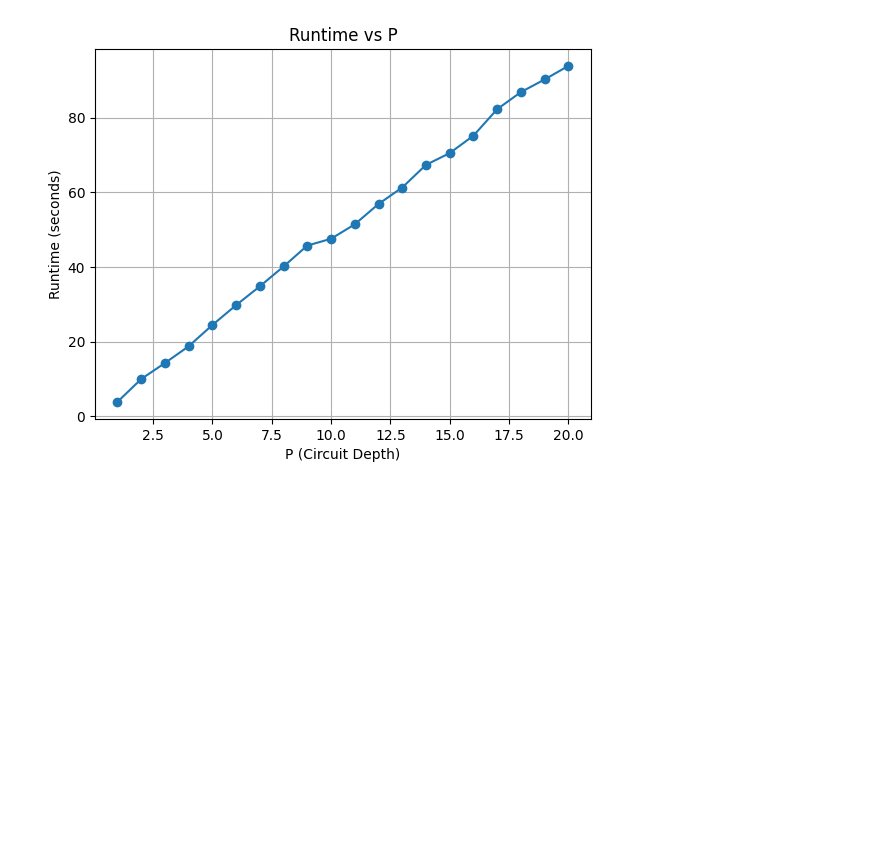
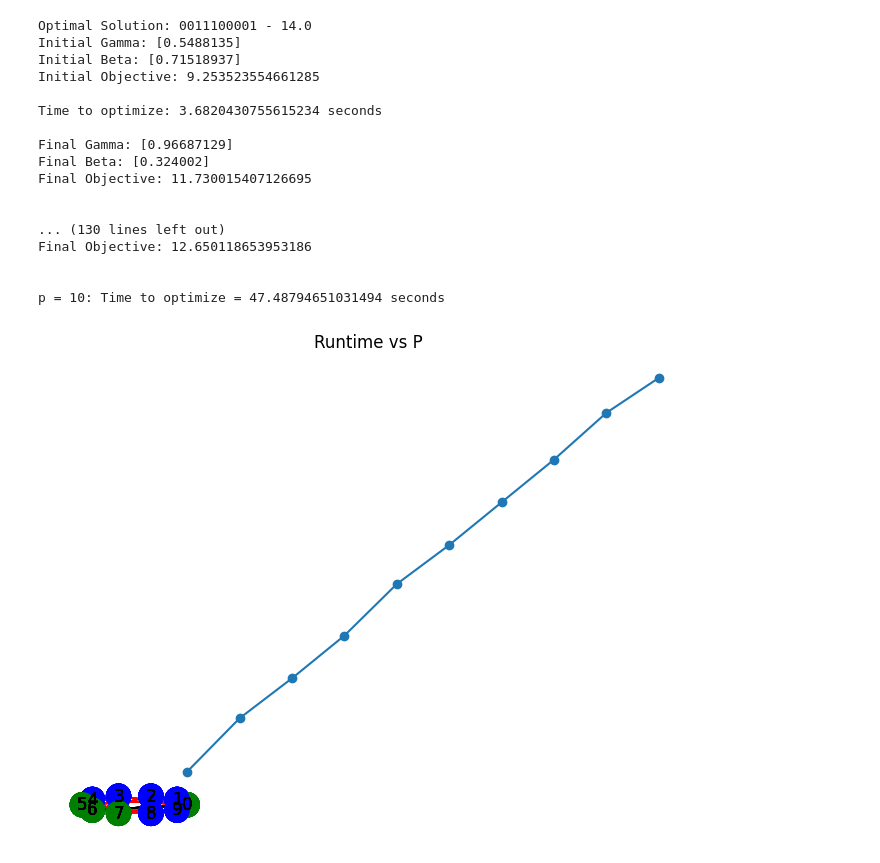
Before and after one commit to jpmorganchase/QOKit, a Jupyter notebook: grips/QAOA_P_vs_Runtime.ipynb, the cells around one changed output. Drawn from its saved outputs; the diff is of its cells as text; code cells hidden in the pictures; blank space fills up the shorter version.

Commit message:
Updated graphs output

```diff
--- a/grips/QAOA_P_vs_Runtime.ipynb
+++ b/grips/QAOA_P_vs_Runtime.ipynb
@@ -19,10 +19,10 @@ def compute_graph_colors(G: nx.Graph, solution_index: int) -> tuple[list[str], l
 
 def print_result(N: int, terms: TermsType, gamma: np.ndarray, beta: np.ndarray, adjective: str = "") -> None:
     p = len(gamma)
-    # print(f"{adjective}Gamma: {gamma}")
-    # print(f"{adjective}Beta: {beta}")
-    # print(f"{adjective}Objective: {-inv_max_cut_objective(N, p, terms)(np.hstack([gamma, beta]))}")
-    # print()
+    print(f"{adjective}Gamma: {gamma}")
+    print(f"{adjective}Beta: {beta}")
+    print(f"{adjective}Objective: {-inv_max_cut_objective(N, p, terms)(np.hstack([gamma, beta]))}")
+    print()
 
 
 def evaluate_cut(G: nx.Graph, bool_verts: list[bool]) -> int:
@@ -51,11 +51,11 @@ def print_probabilities(
             cut_count = evaluate_cut(G, contained_verts)
             cost_str = f" ({cut_count})"
 
-        # if not only_likely:
-        #     print(f"{int(index):0{N}b}{cost_str} - {prob}{likely_str}")
-        # else:
-        #     if prob > threshold:
-        #         print(f"{int(index):0{N}b}{cost_str} - {prob}")
+        if not only_likely:
+            print(f"{int(index):0{N}b}{cost_str} - {prob}{likely_str}")
+        else:
+            if prob > threshold:
+                print(f"{int(index):0{N}b}{cost_str} - {prob}")
 
 
 def print_state_vector(G: nx.Graph, terms: TermsType, gamma: np.ndarray, beta: np.ndarray, include_cost: bool = True) -> None:
@@ -70,7 +70,7 @@ def print_state_vector(G: nx.Graph, terms: TermsType, gamma: np.ndarray, beta: n
             cut_count = evaluate_cut(G, contained_verts)
             cost_str = f" ({cut_count})"
 
-        # print(f"{int(index):0{N}b}{cost_str} - {amplitude}")
+        print(f"{int(index):0{N}b}{cost_str} - {amplitude}")
 
 
 def plot_expectation(expectations: list[float], N: int, p: int, start_time: float) -> None:
@@ -78,12 +78,12 @@ def plot_expectation(expectations: list[float], N: int, p: int, start_time: floa
         time, expectation = input
         return (time - start_time, expectation)
 
-    time_relative_expectations = list(map(make_time_relative, expectations))
+    # time_relative_expectations = list(map(make_time_relative, expectations))
     # plt.scatter(*zip(*time_relative_expectations))
-    # plt.title(f"MaxCut (N = {N}, p = {p})")
-    # plt.xlabel("Time (seconds)")
-    # plt.ylabel("QAOA Expectation")
-    # plt.show()
+    plt.title(f"MaxCut (N = {N}, p = {p})")
+    plt.xlabel("Time (seconds)")
+    plt.ylabel("QAOA Expectation")
+    plt.show()
 
 
 def plot_measurements(measurements: list[float], N: int, p: int, start_time: float) -> None:
@@ -92,11 +92,11 @@ def plot_measurements(measurements: list[float], N: int, p: int, start_time: flo
         return (time - start_time, measurement)
 
     time_relative_measurements = list(map(make_time_relative, measurements))
-    # plt.scatter(*zip(*time_relative_measurements))
-    # plt.title(f"MaxCut (N = {N}, p = {p})")
-    # plt.xlabel("Time (seconds)")
-    # plt.ylabel("Measurement (best of 10)")
-    # plt.show()
+    plt.scatter(*zip(*time_relative_measurements))
+    plt.title(f"MaxCut (N = {N}, p = {p})")
+    plt.xlabel("Time (seconds)")
+    plt.ylabel("Measurement (best of 10)")
+    plt.show()
 
 
 def optimal_solution_with_index(sim: QAOAFastSimulatorBase) -> tuple[float, int]:
@@ -215,43 +215,61 @@ def run_experiment(seed: int, N: int, p: int) -> None:
 
     # Compute and print solution by brute force
     solution, solution_index = optimal_solution_with_index(sim)
-    # print(f"Optimal Solution: {solution_index:0{N}b} - {solution}")
+    print(f"Optimal Solution: {solution_index:0{N}b} - {solution}")
     vert_colors, edge_colors = compute_graph_colors(G, solution_index)
 
     # Random starting parameters
     init_gamma, init_beta = np.random.rand(2, p)
-    # print_result(N, terms, init_gamma, init_beta, "Initial ")
+    print_result(N, terms, init_gamma, init_beta, "Initial ")
 
     start_time = time.time()
     # If you don't want expectation and measurement plots, do not pass in parameters!
     gamma, beta = optimize(N, terms, init_gamma, init_beta, sim=sim)
     end_time = time.time()
-    # print(f"Time to optimize: {end_time - start_time} seconds\n")
+    print(f"Time to optimize: {end_time - start_time} seconds\n")
 
-    # print_result(N, terms, gamma, beta, "Final ")
-    # print_probabilities(G, terms, gamma, beta, threshold=0.5 / N, only_likely=True)
-    # print()
+    print_result(N, terms, gamma, beta, "Final ")
+    print_probabilities(G, terms, gamma, beta, threshold=0.5 / N, only_likely=True)
+    print()
     # plot_expectation(expectations, N, p, start_time)
     # plot_measurements(measurements, N, p, start_time)
 
-    # nx.draw(G, nx.circular_layout(G), node_color=vert_colors, edge_color=edge_colors, with_labels=True)
+    nx.draw(G, nx.circular_layout(G), node_color=vert_colors, edge_color=edge_colors, with_labels=True)
     return (end_time - start_time)
 
 # List of Ns
-Ps = list(range(1, 21))
+Ps = list(range(1, 11))
 runtimes = []
 
 # Run experiments for each N and collect runtimes
 for i in Ps:
     runtime = run_experiment(seed = 0, N = 10, p = i)
     runtimes.append(runtime)
+    print(f"p = {i}: Time to optimize = {runtime} seconds")
 
 # Plotting runtime vs P
 plt.plot(Ps, runtimes, marker='o')
 plt.title('Runtime vs P')
 plt.xlabel('P (Circuit Depth)')
 plt.ylabel('Runtime (seconds)')
 plt.grid(True)
 plt.show()
 # %% [output]
+Optimal Solution: 0011100001 - 14.0
+Initial Gamma: [0.5488135]
+Initial Beta: [0.71518937]
+Initial Objective: 9.253523554661285
+
+Time to optimize: 3.6820430755615234 seconds
+
+Final Gamma: [0.96687129]
+Final Beta: [0.324002]
+Final Objective: 11.730015407126695
+
+
+... (130 lines left out)
+Final Objective: 12.650118653953186
+
+
+p = 10: Time to optimize = 47.48794651031494 seconds
-[figure, old version]
+[figure, new version]
```
